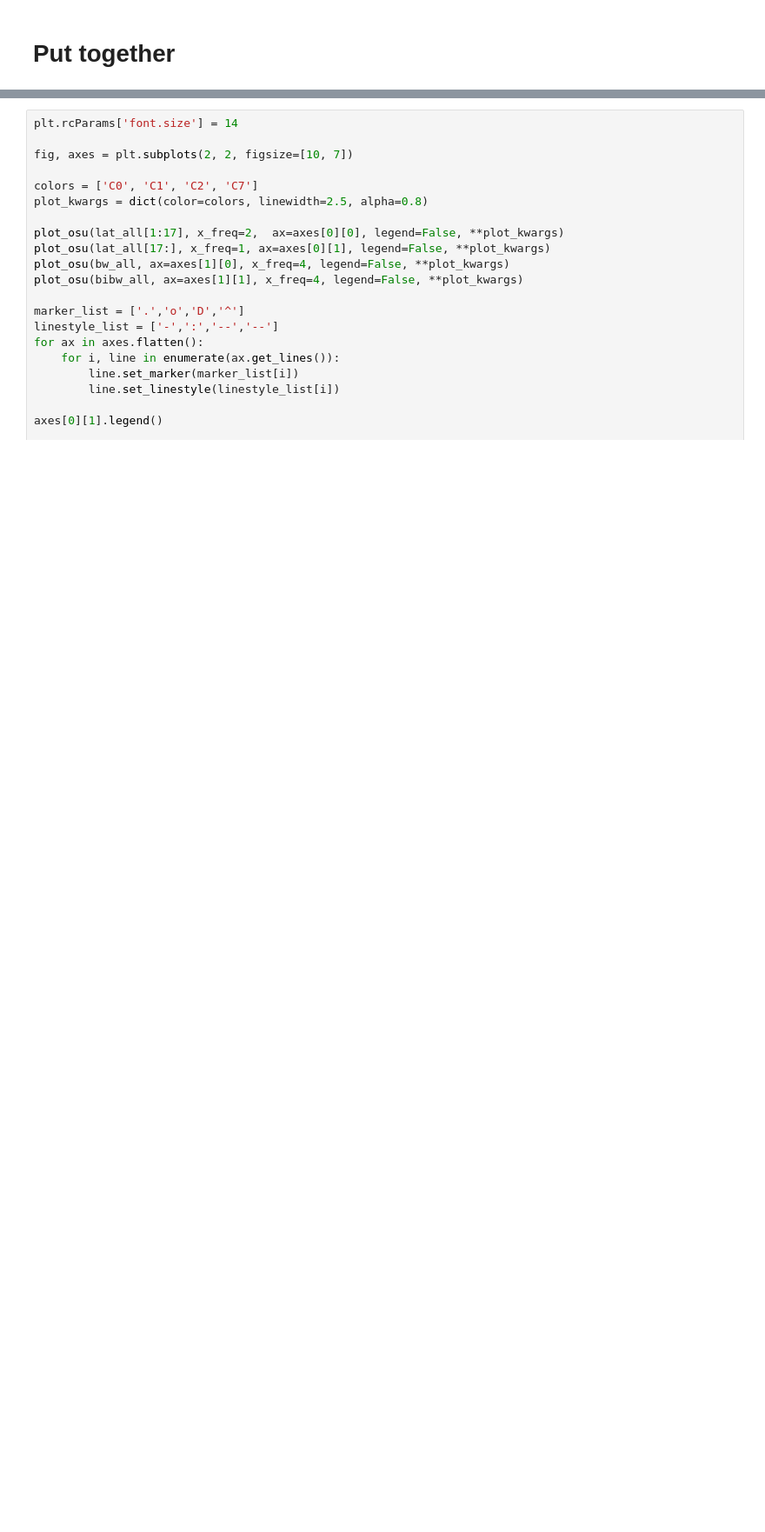
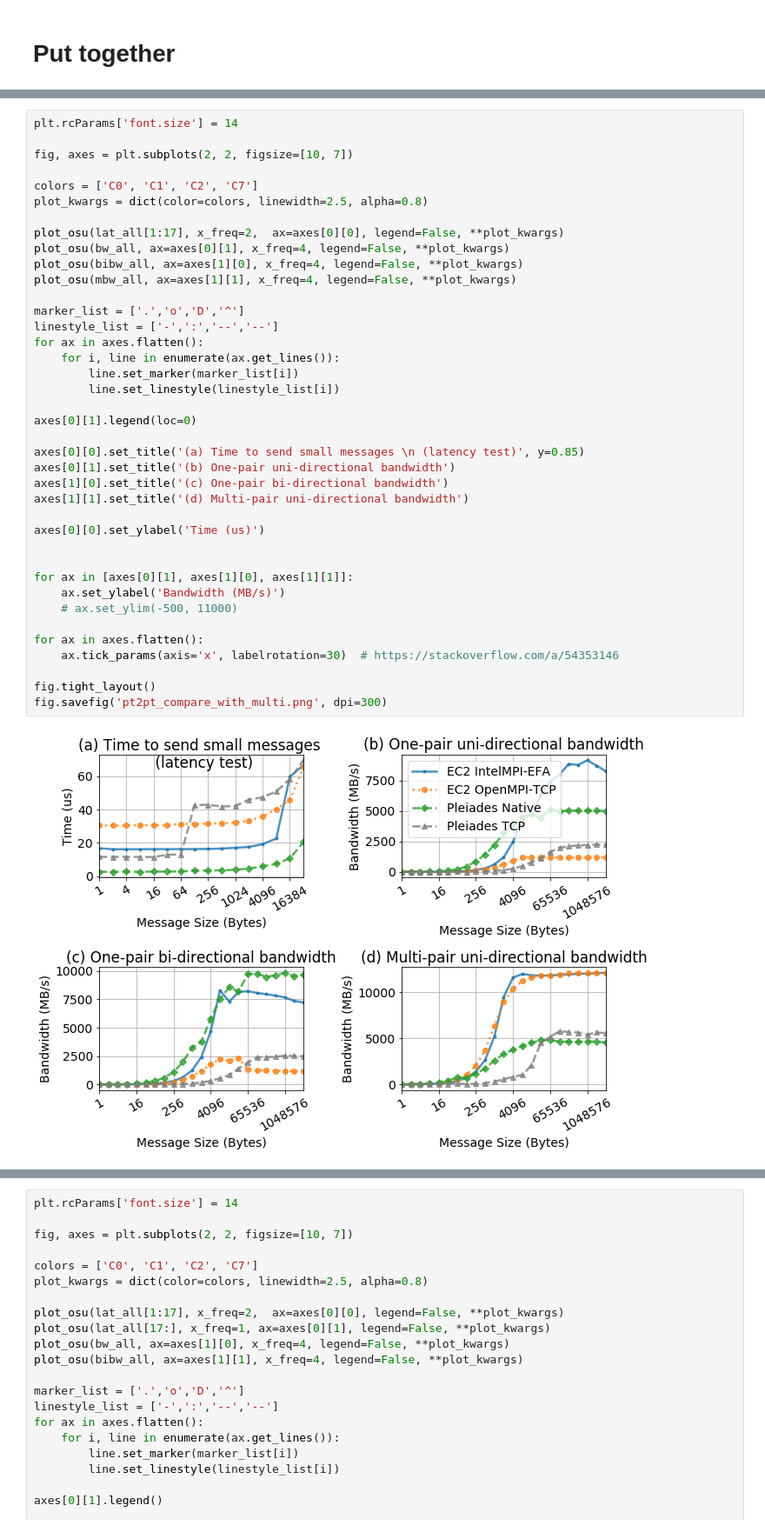
Before and after one commit to JiaweiZhuang/aws-mpi-benchmark, a Jupyter notebook: notebooks/pt2pt_compare_pleiades.ipynb, the cells around one changed output, grey strips where cells are left out. Shown: that part at 87% size. Cells and saved outputs as stored; diff of their text form; blank space fills up the shorter version.

```diff
--- a/notebooks/pt2pt_compare_pleiades.ipynb
+++ b/notebooks/pt2pt_compare_pleiades.ipynb
@@ -85,0 +111,41 @@ plot_osu(bibw_all)
+# %%
+plt.rcParams['font.size'] = 14
+
+fig, axes = plt.subplots(2, 2, figsize=[10, 7])
+
+colors = ['C0', 'C1', 'C2', 'C7']
+plot_kwargs = dict(color=colors, linewidth=2.5, alpha=0.8)
+
+plot_osu(lat_all[1:17], x_freq=2,  ax=axes[0][0], legend=False, **plot_kwargs)
+plot_osu(bw_all, ax=axes[0][1], x_freq=4, legend=False, **plot_kwargs)
+plot_osu(bibw_all, ax=axes[1][0], x_freq=4, legend=False, **plot_kwargs)
+plot_osu(mbw_all, ax=axes[1][1], x_freq=4, legend=False, **plot_kwargs)
+
+marker_list = ['.','o','D','^']
+linestyle_list = ['-',':','--','--']
+for ax in axes.flatten():
+    for i, line in enumerate(ax.get_lines()):
+        line.set_marker(marker_list[i])
+        line.set_linestyle(linestyle_list[i])
+
+axes[0][1].legend(loc=0)
+
+axes[0][0].set_title('(a) Time to send small messages \n (latency test)', y=0.85)
+axes[0][1].set_title('(b) One-pair uni-directional bandwidth')
+axes[1][0].set_title('(c) One-pair bi-directional bandwidth')
+axes[1][1].set_title('(d) Multi-pair uni-directional bandwidth')
+
+axes[0][0].set_ylabel('Time (us)')
+
+
+for ax in [axes[0][1], axes[1][0], axes[1][1]]:
+    ax.set_ylabel('Bandwidth (MB/s)')
+    # ax.set_ylim(-500, 11000)
+
+for ax in axes.flatten():
+    ax.tick_params(axis='x', labelrotation=30)  # https://stackoverflow.com/a/54353146
+
+fig.tight_layout()
+fig.savefig('pt2pt_compare_with_multi.png', dpi=300)
+# %% [output]
+[figure, added]
```
Also changed, not shown: parts of 8 cells of this notebook.
